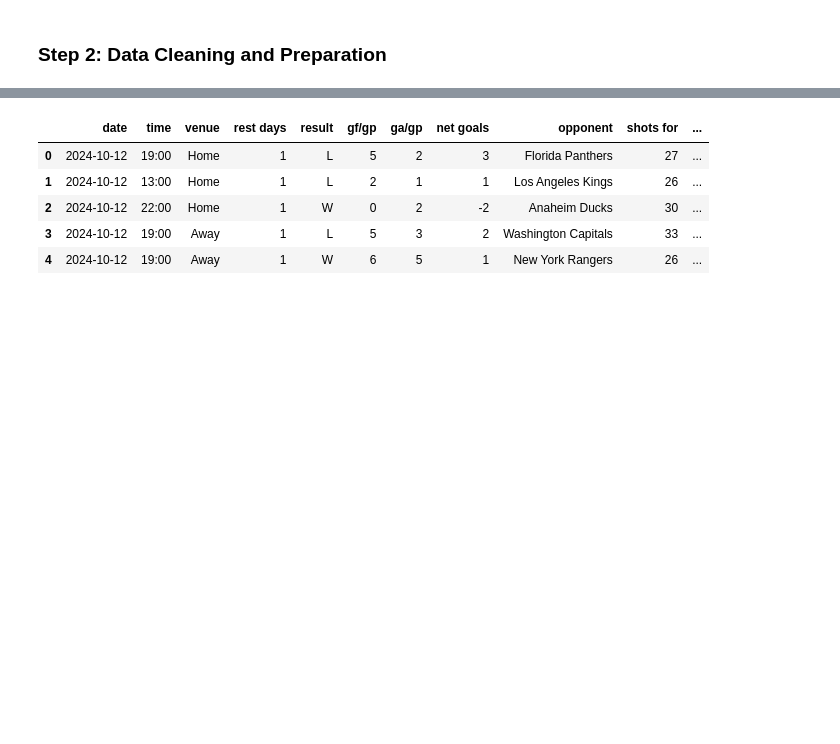
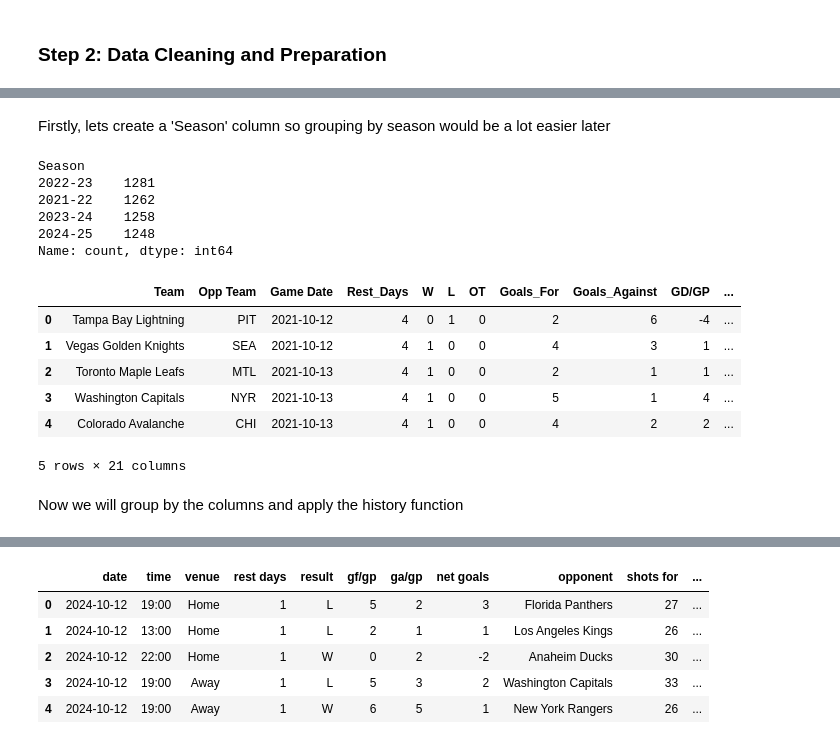
Before and after one commit to Griger2004/NHL_predictor, a Jupyter notebook: main/ml_dev/notebooks/final_nhl_predictor.ipynb, the cells around one changed output, grey strips where cells are left out. Drawn from its saved outputs; the diff is of its cells as text; code cells hidden in the pictures; blank space fills up the shorter version.

```diff
--- a/main/ml_dev/notebooks/final_nhl_predictor.ipynb
+++ b/main/ml_dev/notebooks/final_nhl_predictor.ipynb
@@ -99,0 +143,42 @@ nhl_game_data_2024.shape
+# %% [markdown]
+Firstly, lets create a 'Season' column so grouping by season would be a lot easier later
+# %%
+import pandas as pd
+import numpy as np
+
+# Ensure Game Date is datetime
+nhl_stats_df['Game Date'] = pd.to_datetime(nhl_stats_df['Game Date'])
+
+# Define season date ranges
+season_2021_start = pd.to_datetime('2021-10-12')
+season_2021_end = pd.to_datetime('2022-06-26')  # fixed year
+season_2022_start = pd.to_datetime('2022-10-07')
+season_2022_end = pd.to_datetime('2023-06-13')
+season_2023_start = pd.to_datetime('2023-10-10')
+season_2023_end = pd.to_datetime('2024-06-24')
+season_2024_start = pd.to_datetime('2024-10-04')
+season_2024_end = pd.to_datetime('2025-05-25')
+
+# Assign Season
+nhl_stats_df['Season'] = np.where((nhl_stats_df['Game Date'] >= season_2021_start) & (nhl_stats_df['Game Date'] <= season_2021_end), '2021-22',
+                          np.where((nhl_stats_df['Game Date'] >= season_2022_start) & (nhl_stats_df['Game Date'] <= season_2022_end), '2022-23',
+                          np.where((nhl_stats_df['Game Date'] >= season_2023_start) & (nhl_stats_df['Game Date'] <= season_2023_end), '2023-24',
+                          np.where((nhl_stats_df['Game Date'] >= season_2024_start) & (nhl_stats_df['Game Date'] <= season_2024_end), '2024-25', 'Unknown'))))
+
+# View results
+print(nhl_stats_df['Season'].value_counts())
+nhl_stats_df.head()
+# %% [output]
+Season
+2022-23    1281
+2021-22    1262
+2023-24    1258
+2024-25    1248
+Name: count, dtype: int64
+|  | Team | Opp Team | Game Date | Rest_Days | W | L | OT | Goals_For | Goals_Against | GD/GP | ... |
+| 0 | Tampa Bay Lightning | PIT | 2021-10-12 | 4 | 0 | 1 | 0 | 2 | 6 | -4 | ... |
+| 1 | Vegas Golden Knights | SEA | 2021-10-12 | 4 | 1 | 0 | 0 | 4 | 3 | 1 | ... |
+| 2 | Toronto Maple Leafs | MTL | 2021-10-13 | 4 | 1 | 0 | 0 | 2 | 1 | 1 | ... |
+| 3 | Washington Capitals | NYR | 2021-10-13 | 4 | 1 | 0 | 0 | 5 | 1 | 4 | ... |
+| 4 | Colorado Avalanche | CHI | 2021-10-13 | 4 | 1 | 0 | 0 | 4 | 2 | 2 | ... |
+5 rows × 21 columns
@@ -99,0 +201,2 @@ nhl_game_data_2024.shape
+# %% [markdown]
+Now we will group by the columns and apply the history function
```
Also changed, not shown: parts of 32 cells of this notebook, 3 other files.
